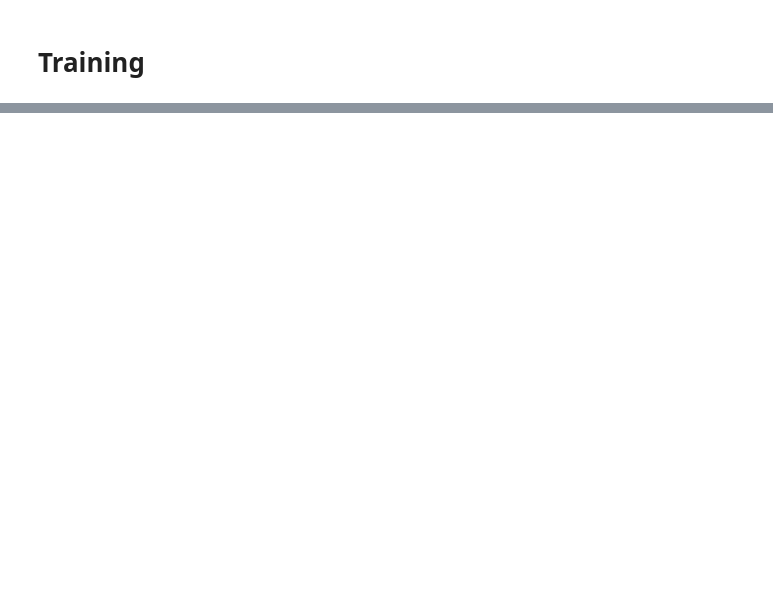
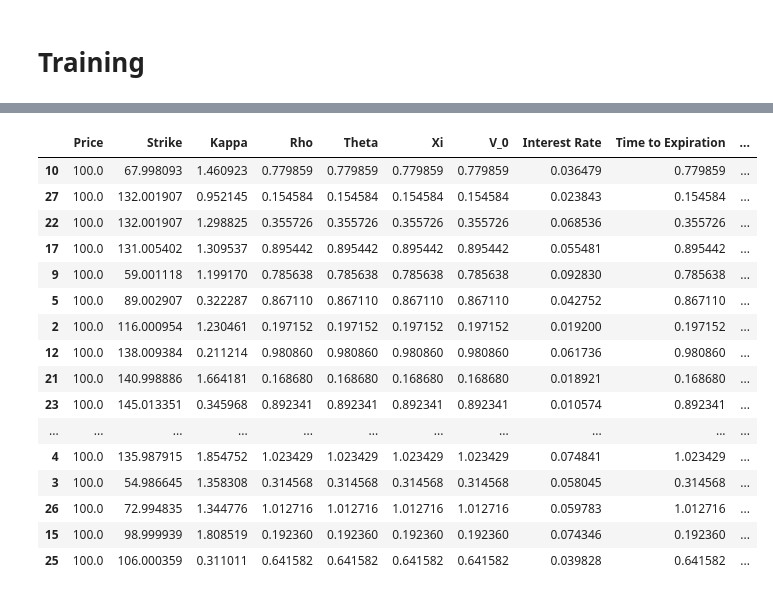
Before and after one commit to paolodelia99/thesis-option-pricing-with-deep-learning, a Jupyter notebook: notebooks/Model-Testing-Heston.ipynb, the cells around one changed output, grey strips where cells are left out. Drawn from its saved outputs; the diff is of its cells as text; code cells hidden in the pictures; blank space fills up the shorter version.

```diff
--- a/notebooks/Model-Testing-Heston.ipynb
+++ b/notebooks/Model-Testing-Heston.ipynb
@@ -405,0 +462,53 @@ testing_results.to_csv('../results/testing_results_heston.csv')
+# %%
+test_size = 30
+
+with torch.no_grad():
+    test_out = model(X_test[0:test_size])
+
+test_out = output_sc.inverse_transform(test_out.cpu().detach().numpy())
+real_out = output_sc.inverse_transform(y_test[0:test_size].cpu().detach().numpy())
+# %%
+cols = ['Price', 'Strike', 'Kappa', 'Rho', 'Theta', 'Xi', 'V_0',
+       'Interest Rate', 'Time to Expiration', 'C', 'P', 'Prediction', 'Real']
+test_options = pd.DataFrame(columns=cols)
+# %%
+for i, item in enumerate(input_sc.inverse_transform(X_test[0:test_size].cpu().detach().numpy())):
+  opt = {
+      'Price': item[0],
+      'Strike': item[1],
+      'Kappa': item[2],
+      'Rho': item[3],
+      'Theta': item[4],
+      'Xi': item[5],
+      'V_0': item[6],
+      'Interest Rate': item[7],
+      'Time to Expiration': item[8],
+      'C': item[9],
+      'P': item[10],
+      'Prediction': test_out[i][0],
+      'Real': real_out[i][0]
+  }
+  test_options = test_options.append(opt, ignore_index=True)
+# %%
+test_options['Moneyness'] = test_options.Price / test_options.Strike
+test_options['Abs Error'] = np.abs(test_options.Prediction - test_options.Real)
+# %%
+test_options.sort_values('Abs Error')
+# %% [output]
+|  | Price | Strike | Kappa | Rho | Theta | Xi | V_0 | Interest Rate | Time to Expiration | ... |
+| 10 | 100.0 | 67.998093 | 1.460923 | 0.779859 | 0.779859 | 0.779859 | 0.779859 | 0.036479 | 0.779859 | ... |
+| 27 | 100.0 | 132.001907 | 0.952145 | 0.154584 | 0.154584 | 0.154584 | 0.154584 | 0.023843 | 0.154584 | ... |
+| 22 | 100.0 | 132.001907 | 1.298825 | 0.355726 | 0.355726 | 0.355726 | 0.355726 | 0.068536 | 0.355726 | ... |
+| 17 | 100.0 | 131.005402 | 1.309537 | 0.895442 | 0.895442 | 0.895442 | 0.895442 | 0.055481 | 0.895442 | ... |
+| 9 | 100.0 | 59.001118 | 1.199170 | 0.785638 | 0.785638 | 0.785638 | 0.785638 | 0.092830 | 0.785638 | ... |
+| 5 | 100.0 | 89.002907 | 0.322287 | 0.867110 | 0.867110 | 0.867110 | 0.867110 | 0.042752 | 0.867110 | ... |
+| 2 | 100.0 | 116.000954 | 1.230461 | 0.197152 | 0.197152 | 0.197152 | 0.197152 | 0.019200 | 0.197152 | ... |
+| 12 | 100.0 | 138.009384 | 0.211214 | 0.980860 | 0.980860 | 0.980860 | 0.980860 | 0.061736 | 0.980860 | ... |
+| 21 | 100.0 | 140.998886 | 1.664181 | 0.168680 | 0.168680 | 0.168680 | 0.168680 | 0.018921 | 0.168680 | ... |
+| 23 | 100.0 | 145.013351 | 0.345968 | 0.892341 | 0.892341 | 0.892341 | 0.892341 | 0.010574 | 0.892341 | ... |
+| ... | ... | ... | ... | ... | ... | ... | ... | ... | ... | ... |
+| 4 | 100.0 | 135.987915 | 1.854752 | 1.023429 | 1.023429 | 1.023429 | 1.023429 | 0.074841 | 1.023429 | ... |
+| 3 | 100.0 | 54.986645 | 1.358308 | 0.314568 | 0.314568 | 0.314568 | 0.314568 | 0.058045 | 0.314568 | ... |
+| 26 | 100.0 | 72.994835 | 1.344776 | 1.012716 | 1.012716 | 1.012716 | 1.012716 | 0.059783 | 1.012716 | ... |
+| 15 | 100.0 | 98.999939 | 1.808519 | 0.192360 | 0.192360 | 0.192360 | 0.192360 | 0.074346 | 0.192360 | ... |
+| 25 | 100.0 | 106.000359 | 0.311011 | 0.641582 | 0.641582 | 0.641582 | 0.641582 | 0.039828 | 0.641582 | ... |
```
Also changed, not shown: parts of 19 cells of this notebook, 9 other files.
